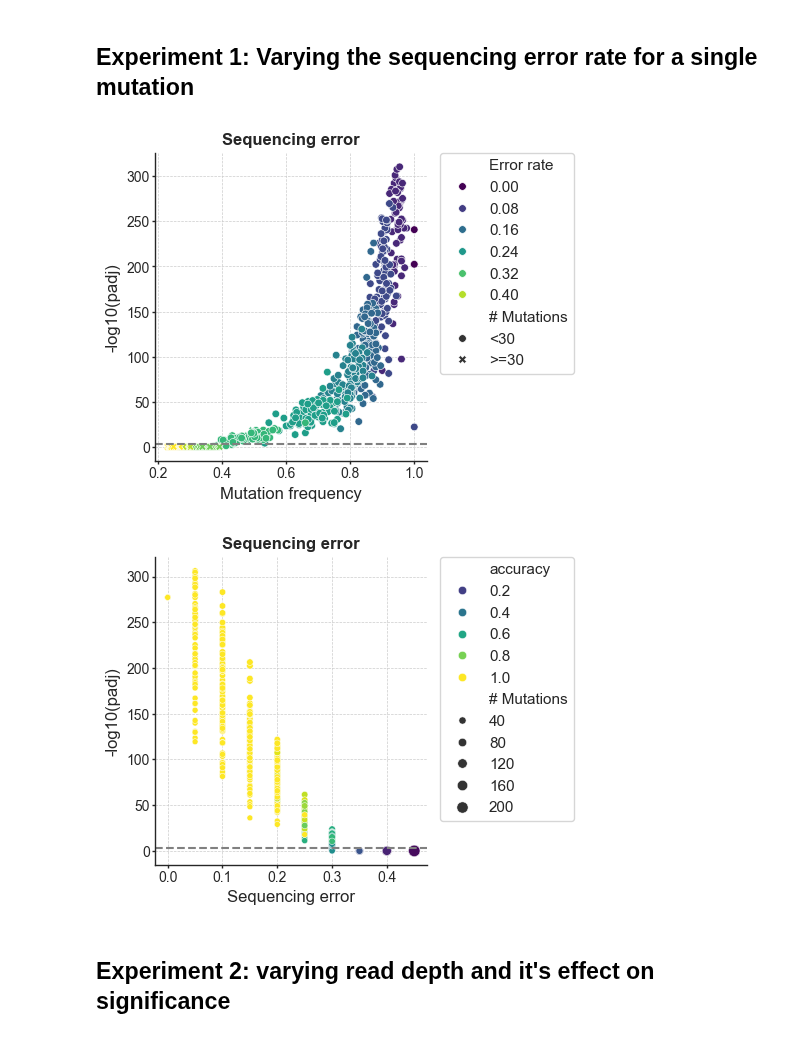
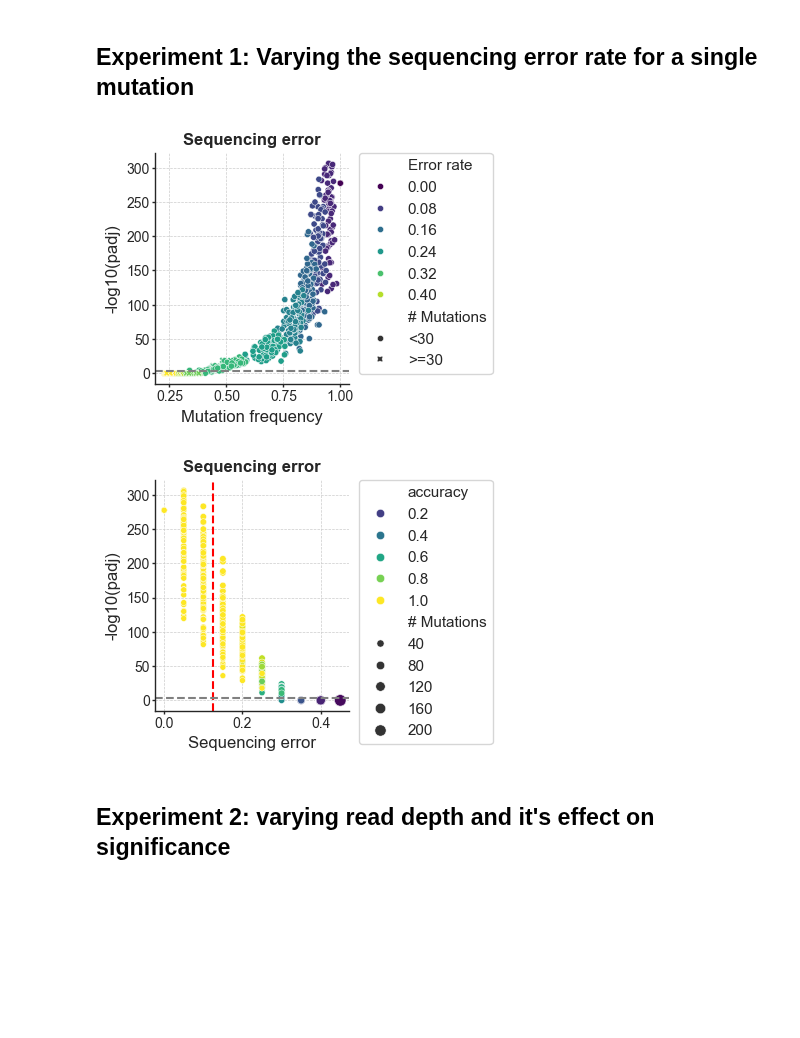
Before and after one commit to fhalab/LevSeq, a Jupyter notebook: simulation/Ape AGW ePCR Figures.ipynb, the cells around one changed output. Drawn from its saved outputs; the diff is of its cells as text; code cells hidden in the pictures; blank space fills up the shorter version.

```diff
--- a/simulation/Ape AGW ePCR Figures.ipynb
+++ b/simulation/Ape AGW ePCR Figures.ipynb
@@ -27,7 +27,7 @@ axis_line_width = 1.0
 axis_font_size = 12
 title_font_size = 12
 label_font_size = 10
-figsize = (3.5, 4) # Figure size
+figsize = (2.5, 3) # Figure size
 font = 'Arial'
 style = 'ticks'
 font_family = 'sans-serif'
@@ -89,25 +81,25 @@ significance = -1*np.log10(0.001)
 ## Experiment 1: Varying the sequencing error rate for a single mutation
 # %%
 
-experiment_df = pd.read_csv(f'{data_dir}Experiment1_{label}.csv')
+experiment_df = pd.read_csv(f'{data_dir}Experiment1.csv')
 experiment_df['-log10(P.adj)'] = -1*np.log10(experiment_df['P adj.'].values)
 experiment_df['Error rate'] = [int(c.split('_')[-1])/100.0 for c in experiment_df['Plate']]
 experiment_df['# Mutations'] = [len(v.split('_')) for v in experiment_df['Variant'].values]
 experiment_df['# Mutations'] = [f'<30' if v < 30 else f'>=30' for v in experiment_df['# Mutations']]
 experiment_df = experiment_df.reset_index()
 ax = sns.scatterplot(experiment_df, x='frequency', y='-log10(P.adj)', hue='Error rate', palette='viridis',
-                    style="# Mutations", style_order=['<30', '>=30'], s=30)
+                    style="# Mutations", style_order=['<30', '>=30'], s=20)
 set_ax_params(ax)
 plt.xlabel('Mutation frequency')
 plt.ylabel('-log10(padj)')
 plt.title('Sequencing error', fontsize=title_font_size, fontweight="bold")
 plt.legend(bbox_to_anchor=(1.05, 1), loc=2, borderaxespad=0.)
 plt.axhline(y = significance, color = 'grey', linestyle = '--') #axis='y',
 plt.grid(True, which='major', linestyle='--', linewidth=0.5)
 plt.savefig(f'{fig_dir}Experiment1_{label}.svg')
 plt.show()
 # %% [output]
-[figure, old version]
+[figure, new version]
 # %%
 
 experiment_df = pd.read_csv(f'{data_dir}Experiment1.csv')
@@ -123,12 +115,14 @@ plt.xlabel('Sequencing error')
 plt.ylabel('-log10(padj)')
 plt.title('Sequencing error', fontsize=title_font_size, fontweight="bold")
 plt.legend(bbox_to_anchor=(1.05, 1), loc=2, borderaxespad=0.)
+plt.axvline(x = 0.125, color = 'red', linestyle = '--') #axis='y',
+
 plt.axhline(y = significance, color = 'grey', linestyle = '--') #axis='y',
 plt.grid(True, which='major', linestyle='--', linewidth=0.5)
-plt.savefig(f'{fig_dir}Experiment1_{label}.svg')
+plt.savefig(f'{fig_dir}Experiment1_version2_{label}.svg')
 plt.show()
 # %% [output]
-[figure, old version]
+[figure, new version]
 # %% [markdown]
 ## Experiment 2: varying read depth and it's effect on significance
 # %%
```
Also changed, not shown: parts of 9 cells of this notebook, 5 other files.
